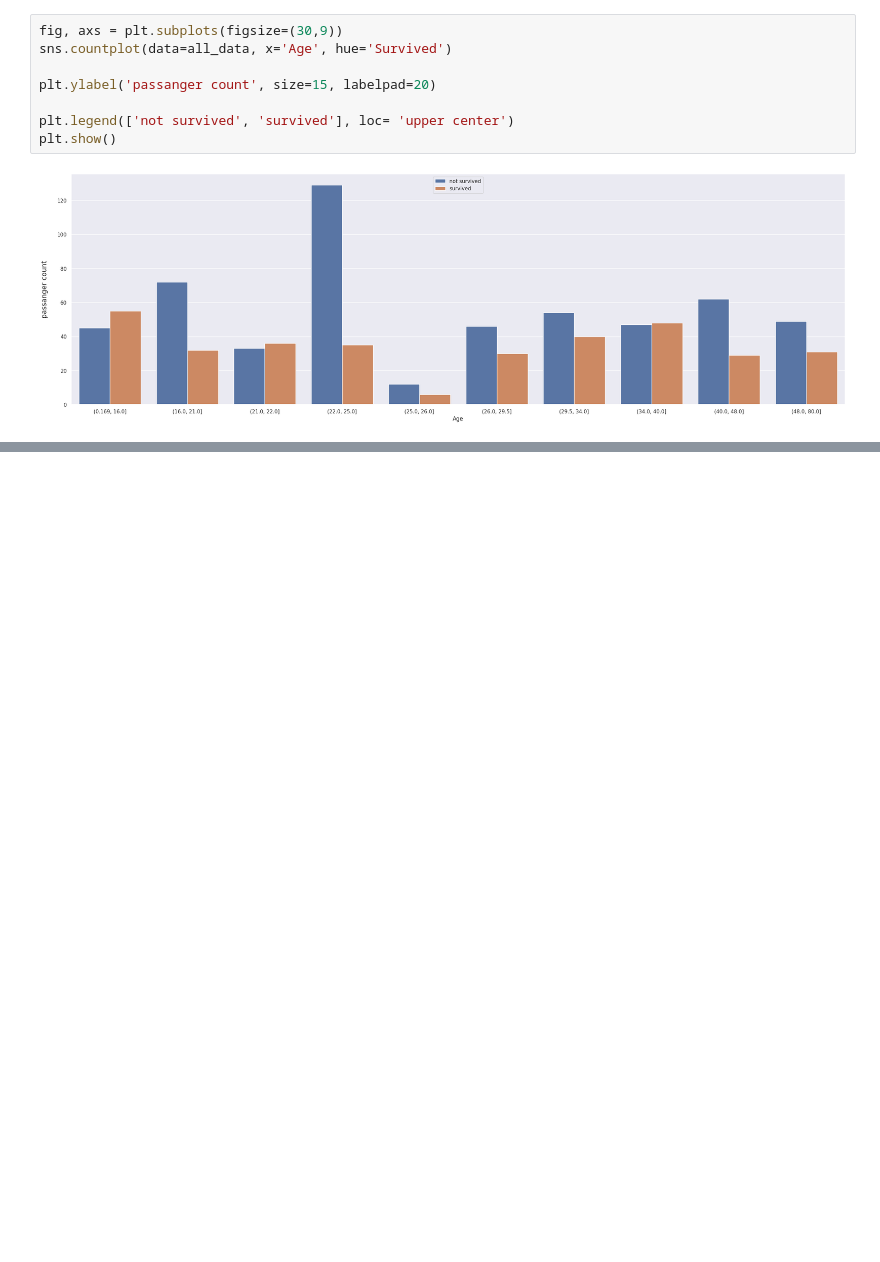
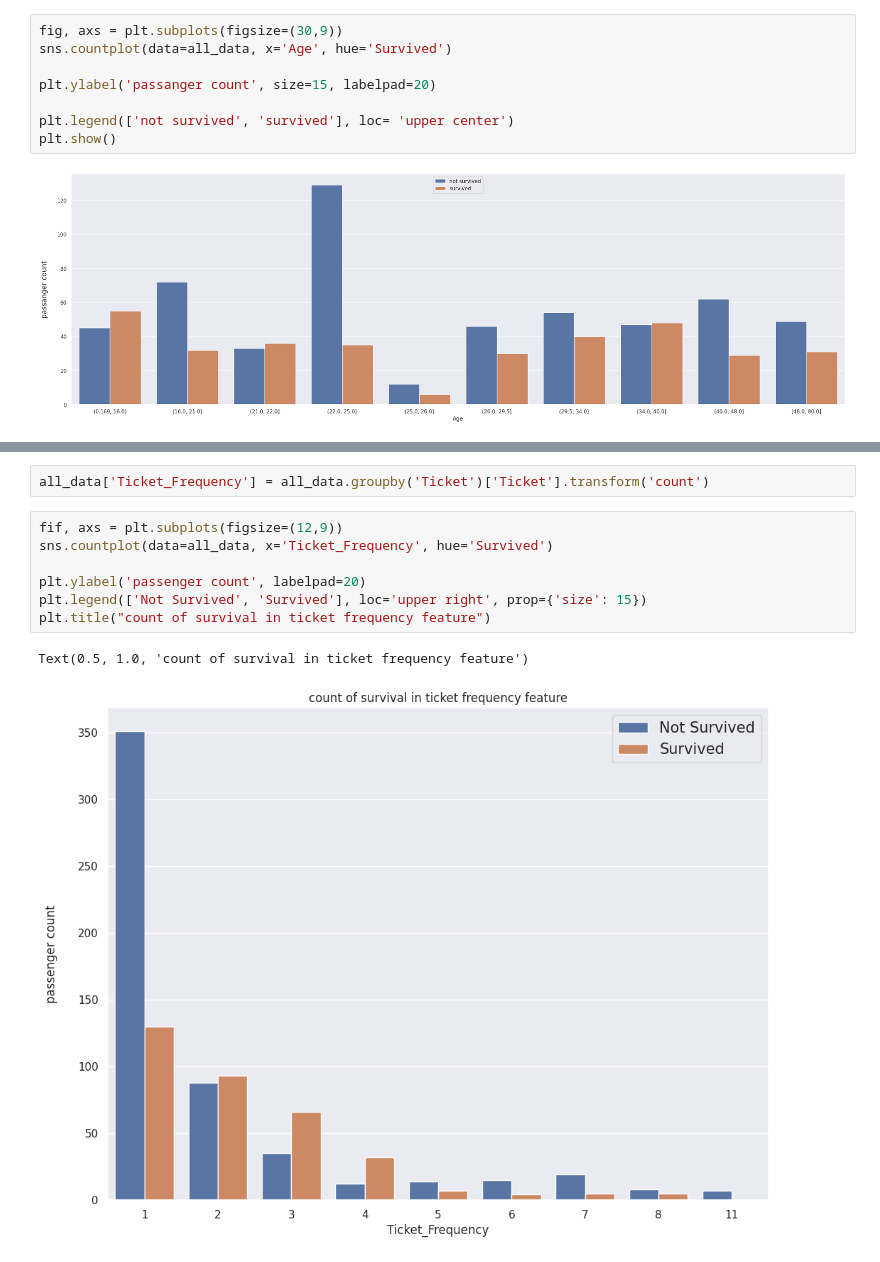
Before and after one commit to Evans-tats/machine-learning, a Jupyter notebook: Titanic.ipynb, the cells around one changed output, grey strips where cells are left out. Saved outputs shown, nothing was run; the diff lists cells and outputs as text; blank space fills up the shorter version.

```diff
--- a/Titanic.ipynb
+++ b/Titanic.ipynb
@@ -330,0 +357,12 @@ sns.barplot(x=all_data['Family_Size'].value_counts().index,
+# %%
+all_data['Ticket_Frequency'] = all_data.groupby('Ticket')['Ticket'].transform('count')
+# %%
+fif, axs = plt.subplots(figsize=(12,9))
+sns.countplot(data=all_data, x='Ticket_Frequency', hue='Survived')
+
+plt.ylabel('passenger count', labelpad=20)
+plt.legend(['Not Survived', 'Survived'], loc='upper right', prop={'size': 15})
+plt.title("count of survival in ticket frequency feature")
+# %% [output]
+Text(0.5, 1.0, 'count of survival in ticket frequency feature')
+[figure, added]
```
Also changed, not shown: parts of 3 cells of this notebook.
